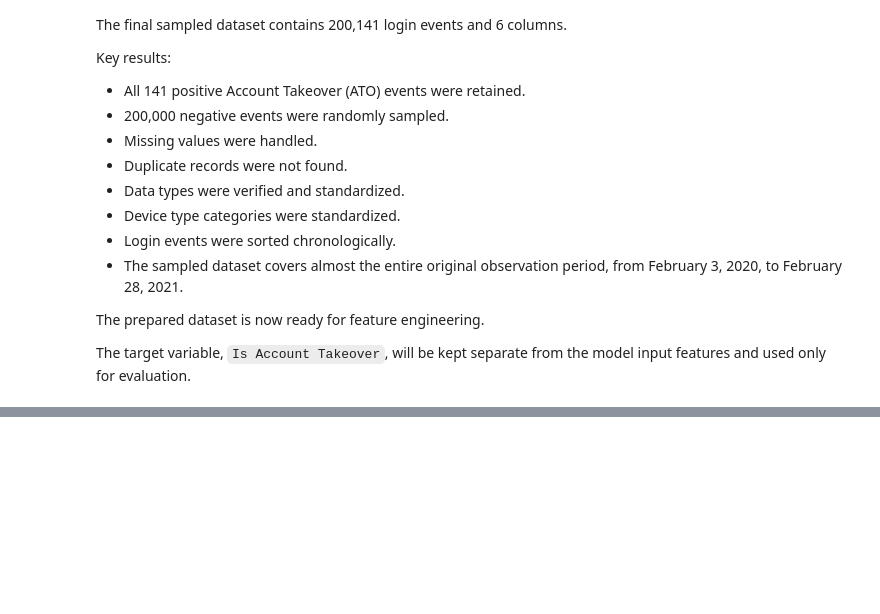
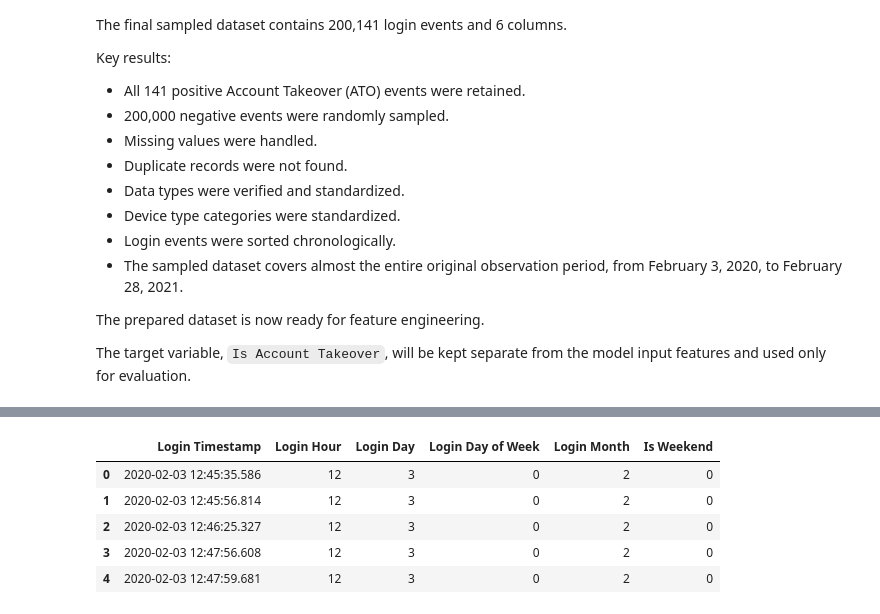
Before and after one commit to MiyukiMol/user-behavior-anomaly-detection, a Jupyter notebook: 02_unsupervised_anomaly_detection.ipynb, the cells around one changed output, grey strips where cells are left out. Cells and saved outputs as stored; diff of their text form; code cells hidden in the pictures; blank space fills up the shorter version.

```diff
--- a/02_unsupervised_anomaly_detection.ipynb
+++ b/02_unsupervised_anomaly_detection.ipynb
@@ -1011,0 +993,36 @@ The target variable, `Is Account Takeover`, will be kept separate from the model
+# %%
+# Extract time-based features
+df["Login Hour"] = df["Login Timestamp"].dt.hour
+
+df["Login Day"] = df["Login Timestamp"].dt.day
+
+df["Login Day of Week"] = (
+    df["Login Timestamp"].dt.dayofweek
+)
+
+df["Login Month"] = df["Login Timestamp"].dt.month
+
+df["Is Weekend"] = (
+    df["Login Day of Week"] >= 5
+).astype(int)
+
+# Display the new features
+display(
+    df[
+        [
+            "Login Timestamp",
+            "Login Hour",
+            "Login Day",
+            "Login Day of Week",
+            "Login Month",
+            "Is Weekend"
+        ]
+    ].head()
+)
+# %% [output]
+|  | Login Timestamp | Login Hour | Login Day | Login Day of Week | Login Month | Is Weekend |
+| 0 | 2020-02-03 12:45:35.586 | 12 | 3 | 0 | 2 | 0 |
+| 1 | 2020-02-03 12:45:56.814 | 12 | 3 | 0 | 2 | 0 |
+| 2 | 2020-02-03 12:46:25.327 | 12 | 3 | 0 | 2 | 0 |
+| 3 | 2020-02-03 12:47:56.608 | 12 | 3 | 0 | 2 | 0 |
+| 4 | 2020-02-03 12:47:59.681 | 12 | 3 | 0 | 2 | 0 |
```
Also changed, not shown: parts of 29 cells of this notebook.
